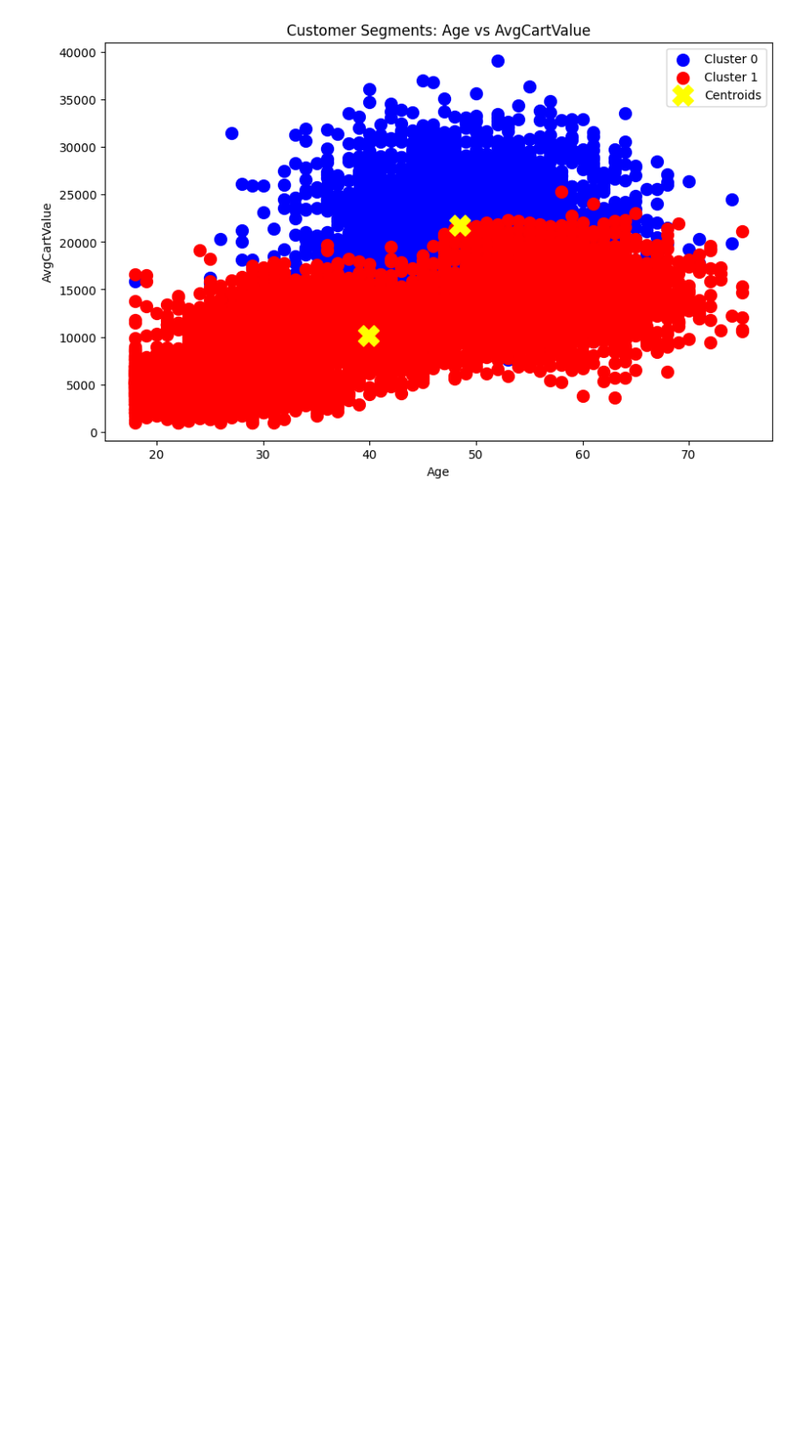
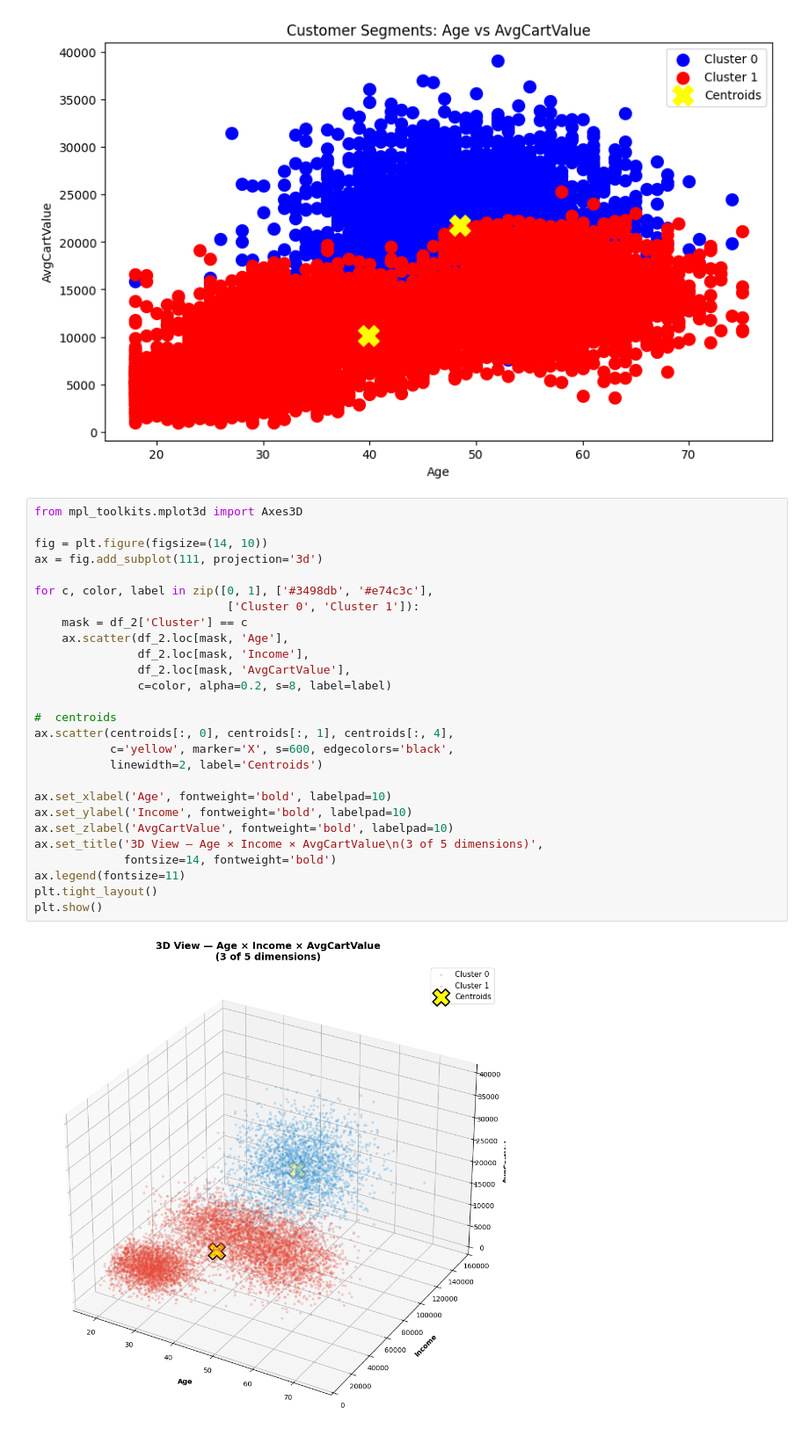
Before and after one commit to zouhiraghenaim/Unsupervised---Learning-Algorithms, a Jupyter notebook: K-Means-Clustering/TP8_02_k_mean_multiple.ipynb, the cells around one changed output. Shown at 88% size. Drawn from its saved outputs; the diff is of its cells as text; blank space fills up the shorter version.

```diff
--- a/K-Means-Clustering/TP8_02_k_mean_multiple.ipynb
+++ b/K-Means-Clustering/TP8_02_k_mean_multiple.ipynb
@@ -111,4 +111,33 @@ plt.legend()
 plt.show()
 # %% [output]
 [figure]
+# %%
+from mpl_toolkits.mplot3d import Axes3D
+
+fig = plt.figure(figsize=(14, 10))
+ax = fig.add_subplot(111, projection='3d')
+
+for c, color, label in zip([0, 1], ['#3498db', '#e74c3c'],
+                            ['Cluster 0', 'Cluster 1']):
+    mask = df_2['Cluster'] == c
+    ax.scatter(df_2.loc[mask, 'Age'],
+               df_2.loc[mask, 'Income'],
+               df_2.loc[mask, 'AvgCartValue'],
+               c=color, alpha=0.2, s=8, label=label)
+
+#  centroids
+ax.scatter(centroids[:, 0], centroids[:, 1], centroids[:, 4],
+           c='yellow', marker='X', s=600, edgecolors='black',
+           linewidth=2, label='Centroids')
+
+ax.set_xlabel('Age', fontweight='bold', labelpad=10)
+ax.set_ylabel('Income', fontweight='bold', labelpad=10)
+ax.set_zlabel('AvgCartValue', fontweight='bold', labelpad=10)
+ax.set_title('3D View — Age × Income × AvgCartValue\n(3 of 5 dimensions)',
+             fontsize=14, fontweight='bold')
+ax.legend(fontsize=11)
+plt.tight_layout()
+plt.show()
+# %% [output]
+[figure, added]
 # %% [markdown]
```
Also changed, not shown: parts of 7 cells of this notebook.
